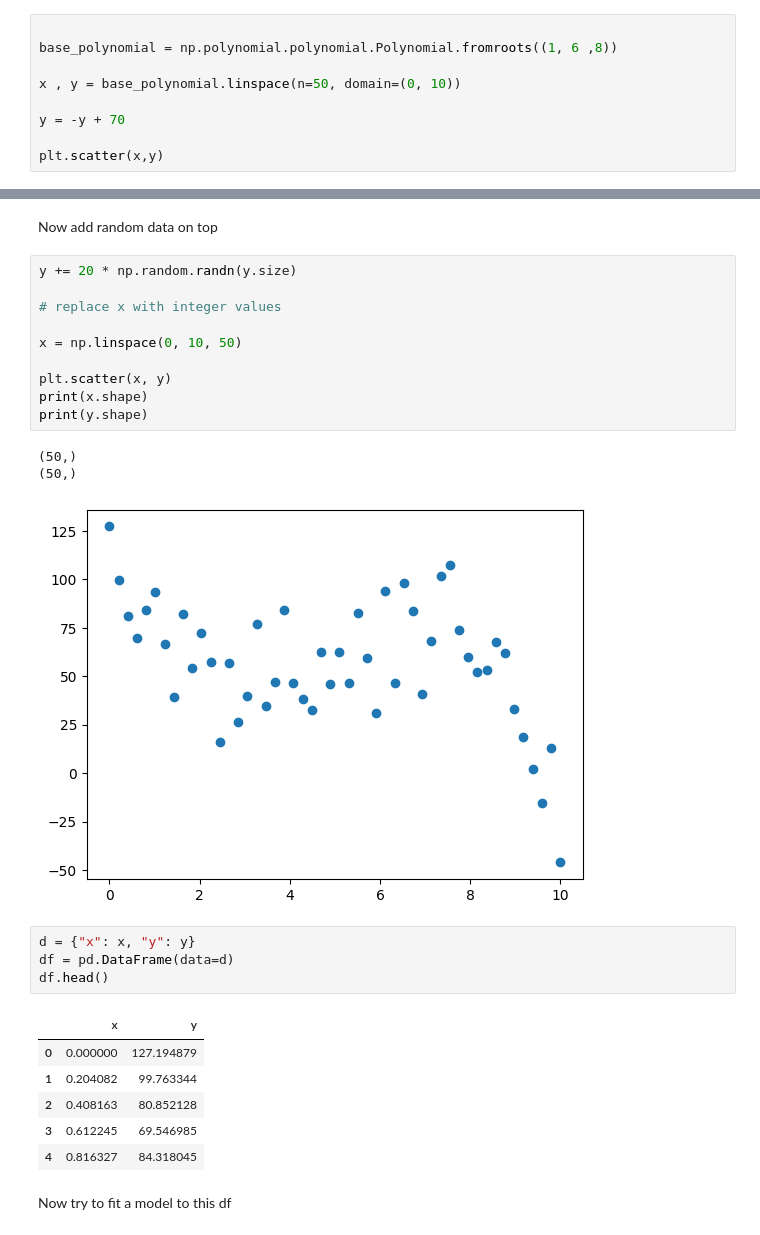
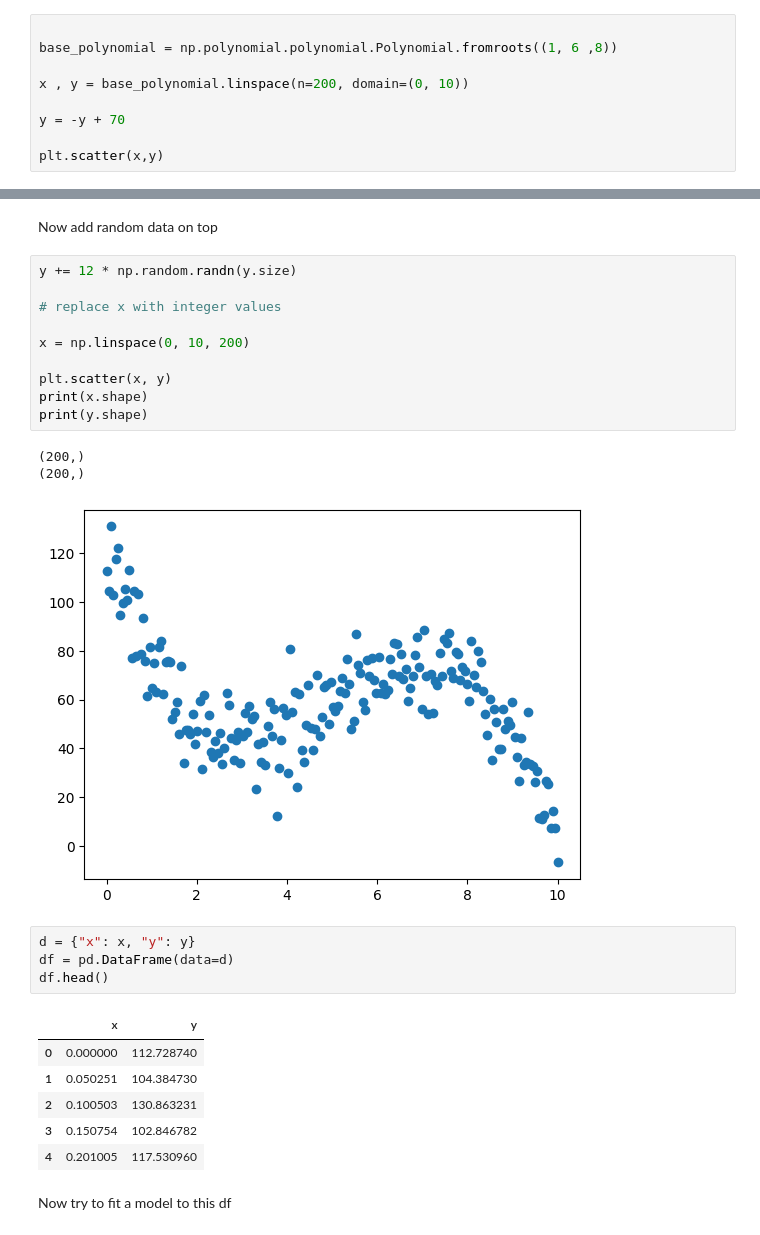
Before and after one commit to JTPiingtoh/CS109, a Jupyter notebook: poly_test.ipynb, the cells around one changed output, grey strips where cells are left out. Saved outputs shown, nothing was run; the diff lists cells and outputs as text.

```diff
--- a/poly_test.ipynb
+++ b/poly_test.ipynb
@@ -12,7 +12,7 @@ from sklearn.metrics import mean_squared_error, r2_score
 
 base_polynomial = np.polynomial.polynomial.Polynomial.fromroots((1, 6 ,8))
 
-x , y = base_polynomial.linspace(n=50, domain=(0, 10))
+x , y = base_polynomial.linspace(n=200, domain=(0, 10))
 
 y = -y + 70
 
@@ -23,30 +23,30 @@ plt.scatter(x,y)
 # %% [markdown]
 Now add random data on top
 # %%
-y += 20 * np.random.randn(y.size)
+y += 12 * np.random.randn(y.size)
 
 # replace x with integer values
 
-x = np.linspace(0, 10, 50)
+x = np.linspace(0, 10, 200)
 
 plt.scatter(x, y)
 print(x.shape)
 print(y.shape)
 # %% [output]
-(50,)
-(50,)
+(200,)
+(200,)
-[figure, old version]
+[figure, new version]
 # %%
 d = {"x": x, "y": y}
 df = pd.DataFrame(data=d)
 df.head()
 # %% [output]
 |  | x | y |
-| 0 | 0.000000 | 127.194879 |
-| 1 | 0.204082 | 99.763344 |
-| 2 | 0.408163 | 80.852128 |
-| 3 | 0.612245 | 69.546985 |
-| 4 | 0.816327 | 84.318045 |
+| 0 | 0.000000 | 112.728740 |
+| 1 | 0.050251 | 104.384730 |
+| 2 | 0.100503 | 130.863231 |
+| 3 | 0.150754 | 102.846782 |
+| 4 | 0.201005 | 117.530960 |
 # %% [markdown]
 Now try to fit a model to this df
 # %%
```
Also changed, not shown: parts of 7 cells of this notebook.
